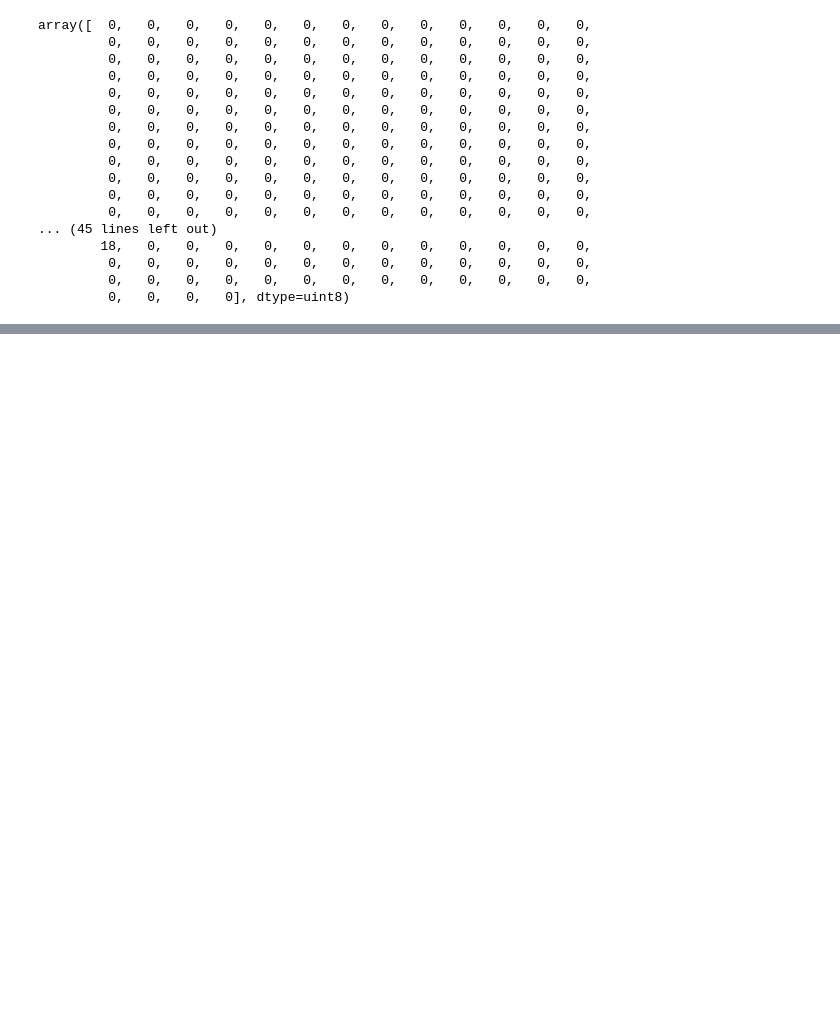
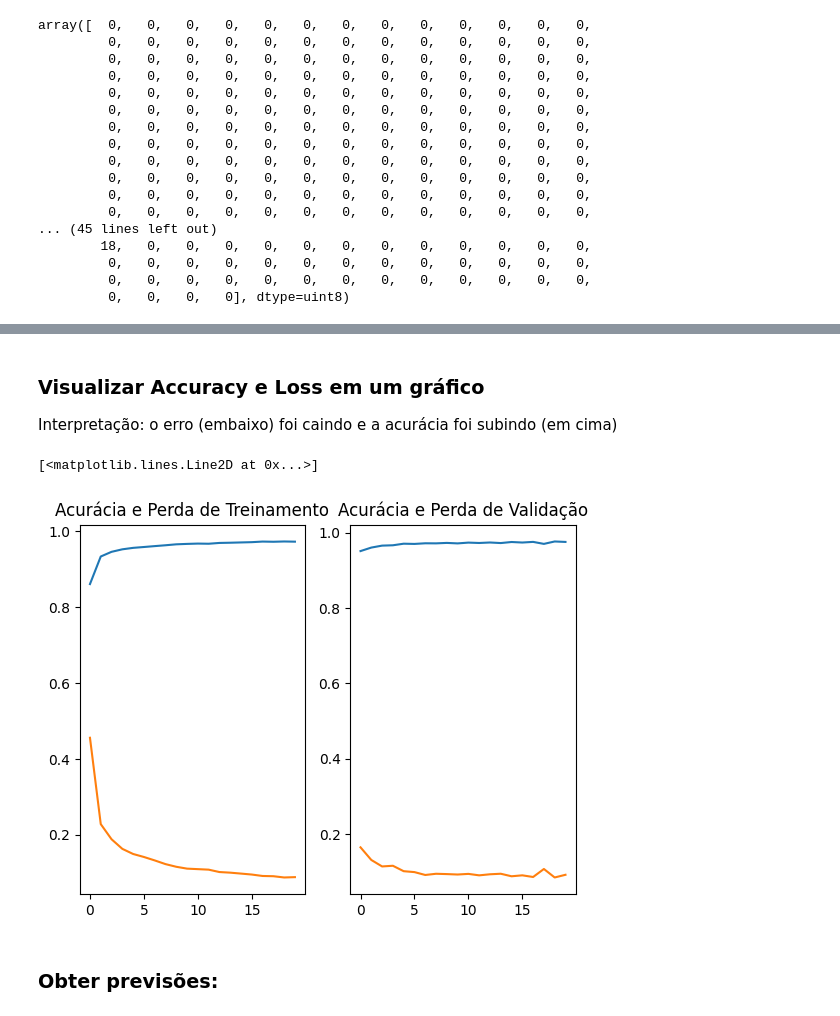
Before and after one commit to guipaleari/udemy_estudo_python, a Jupyter notebook: 10.NeuralNetwork/47.deep_learning.ipynb, the cells around one changed output, grey strips where cells are left out. Drawn from its saved outputs; the diff is of its cells as text; code cells hidden in the pictures; blank space fills up the shorter version.

```diff
--- a/10.NeuralNetwork/47.deep_learning.ipynb
+++ b/10.NeuralNetwork/47.deep_learning.ipynb
@@ -132,0 +300,17 @@ modelo.add(Dense(units = 10, activation = 'softmax'))
+# %%
+# Armazena na variável o modelo Sequencial (feedforward), onde as camadas são adicionadas uma após a outra (em sequência)
+modelo = Sequential()
+
+modelo.add(Dense(units = 64, # Adiciona uma camada densa totalmente conectada com 64 neurônios
+                 activation = 'relu', # ReLU (Rectified Linear Unit 𝑓(𝑥)=max⁡(0,𝑥) melhora o aprendizado e evita saturação como o sigmoid (vanishing gradient)
+                 input_dim = 784)) # Entrada tem 784 neurônios (útil para imagens 28×28 achatadas)
+modelo.add(Dropout(0.2)) # Zera aleatoriamente 20% dos neurônios durante o treinamento evitando overfitting (forçando a rede a não depender excessivamente de neurônios específicos)
+
+modelo.add(Dense(units = 64, activation = 'relu')) # Outra camada densa com 64 neurônios e ativação ReLU
+modelo.add(Dropout(0.2)) # Dropout aplicado novamente para regularizar a rede
+
+modelo.add(Dense(units = 64, activation = 'relu')) # Igual
+modelo.add(Dropout(0.2)) # Igual
+
+modelo.add(Dense(units = 10, activation = 'softmax')) # Camada com 10 neurônios, pois temos 10 classes (dígitos de 0 a 9)
+# A função softmax converte os valores em probabilidades, garantindo que a soma seja 1, permitindo que o modelo escolha a classe (de 0 a 9) com maior probabilidade
@@ -156,0 +381,4 @@ Model: "sequential"
+# %%
+modelo.compile(optimizer='adam', # Otimizador Adam é uma variação do gradiente descendente que se adapta à taxa de aprendizado
+               loss='categorical_crossentropy', # Função de perda para classificação multiclasse
+               metrics=['accuracy']) # Métrica para avaliar o modelo
@@ -156,0 +387,4 @@ Model: "sequential"
+# %%
+historico = modelo.fit(X_treinamento, y_treinamento, epochs = 20, validation_data = (X_teste, y_teste)) # Treina o modelo com 20 épocas e valida com a partição de teste
+
+# Esquerda  | Direita
@@ -156,0 +409,21 @@ Model: "sequential"
+# %% [markdown]
+### Visualizar Accuracy e Loss em um gráfico
+
+Interpretação: o erro (embaixo) foi caindo e a acurácia foi subindo (em cima)
+# %%
+historico.history.keys() # Mostra as métricas disponíveis
+
+plt.subplot(1, 2, 1) # ← (linhas, colunas, posição exibida 1)
+plt.title('Acurácia e Perda de Treinamento') # Título do gráfico
+plt.plot(historico.history['accuracy']) # Acurácia de treinamento
+plt.plot(historico.history['loss']) # Perda de treinamento
+
+plt.subplot(1, 2, 2) # ← (linhas, colunas, posição exibida 2)
+plt.title('Acurácia e Perda de Validação') # Título do gráfico
+plt.plot(historico.history['val_accuracy']) # Acurácia de validação
+plt.plot(historico.history['val_loss']) # Perda de validação
+# %% [output]
+[<matplotlib.lines.Line2D at 0x...>]
+[figure, added]
+# %% [markdown]
+### Obter previsões:
```
Also changed, not shown: parts of 41 cells of this notebook, 1 other file.
